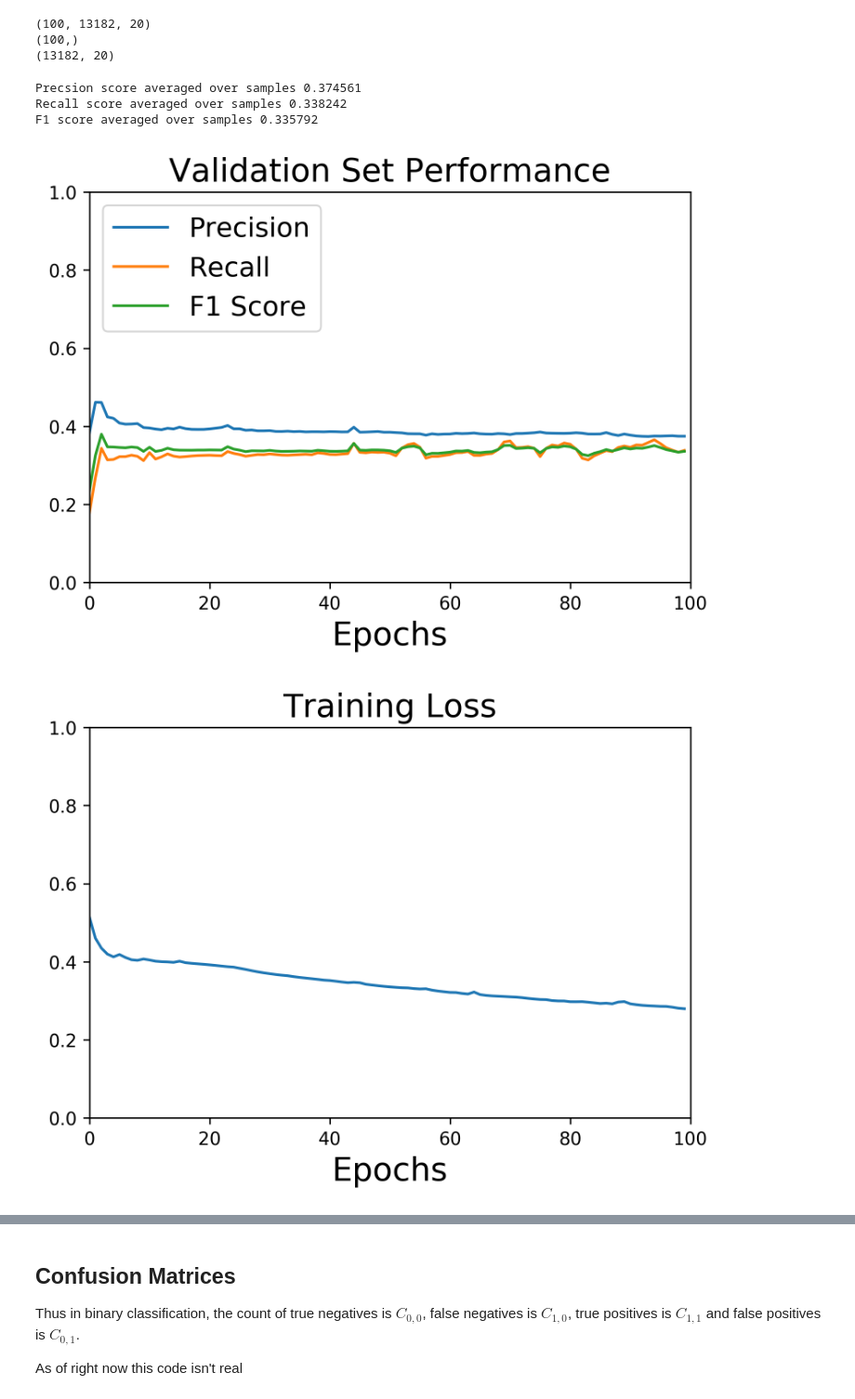
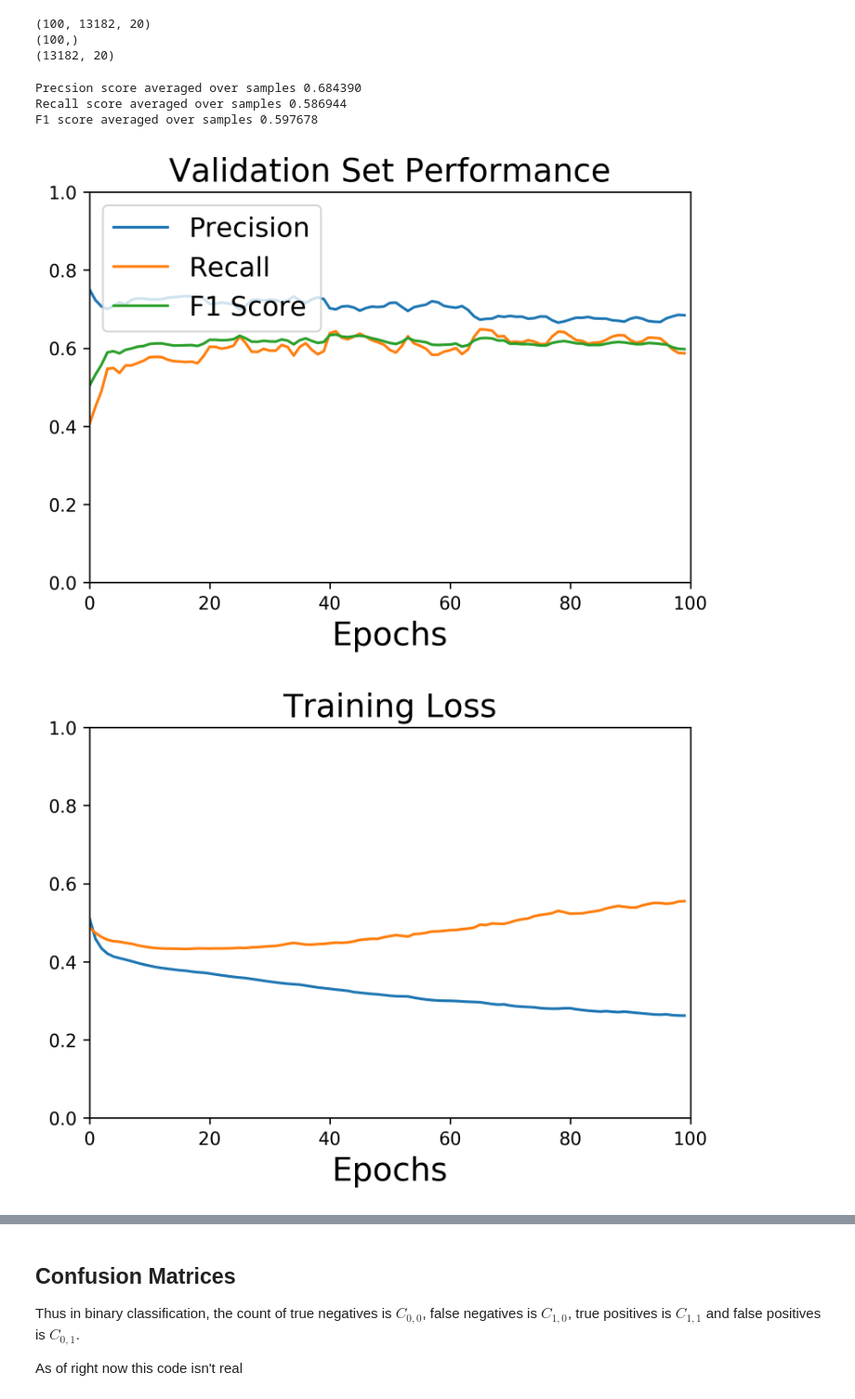
Before and after one commit to rivas-lab/FasTag, a Jupyter notebook: predictionEvaluation.ipynb, the cells around one changed output, grey strips where cells are left out. Shown at 93% size. Drawn from its saved outputs; the diff is of its cells as text; code cells hidden in the pictures.

Commit message:
adding new plots

```diff
--- a/predictionEvaluation.ipynb
+++ b/predictionEvaluation.ipynb
@@ -6,14 +6,23 @@ import scipy
 import matplotlib.pyplot as plt
 # %%
 # 500 max word length, LSTM only architecture, 20 of the top level classes, 100 epochs
-predictionPath = 'results/epochPreds_500ML_LSTM_20Class.npy'
-avgLossPath = 'results/epochAvgLoss_500ML_LSTM_20Class.npy'
-lossSavepath = 'src/plotting/resultPlotting/trainingLoss_500ML_LSTM_20Class.png'
+# predictionPath = 'results/epochPreds_500ML_LSTM_20Class.npy'
+# avgLossPath = 'results/epochAvgLoss_500ML_LSTM_20Class.npy'
+# lossSavepath = 'src/plotting/resultPlotting/trainingLoss_500ML_LSTM_20Class.png'
+
+predictionPath = 'results/epochPreds_500ML_LSTM_20Class_paddingFix.npy'
+avgLossPath = 'results/epochAvgLoss_500ML_LSTM_20Class_paddingFix.npy'
+avgLossValidPath = 'results/epochAvgLossValid_500ML_LSTM_20Class_paddingFix.npy'
+lossSavepath = 'src/plotting/resultPlotting/trainingLoss_500ML_LSTM_20Class_paddingFix.png'
+precRecSavePath = 'src/plotting/resultPlotting/precRec_500ML_LSTM_20Class_paddingFix.png'
+rankMetricsPath = 'src/plotting/resultPlotting/rankMetricsPerf_500ML_LSTM_20Class_paddingFix.png'
+coverageErrorPath = 'src/plotting/resultPlotting/coverageError_500ML_LSTM_20Class_paddingFix.png'
 
 truePath = 'results/yDev.npy'
 # %%
 preds = np.load(predictionPath)
 avgLoss = np.load(avgLossPath)
+avgLossValid = np.load(avgLossValidPath)
 yTruth = np.load(truePath)
 # %%
 nEpochs = preds.shape[0]
@@ -58,9 +67,9 @@ print('Precsion score averaged over samples %3f'%(prec))
 print('Recall score averaged over samples %3f'%(rec))
 print('F1 score averaged over samples %3f'%(f1))
 # %% [output]
-Precsion score averaged over samples 0.374561
-Recall score averaged over samples 0.338242
-F1 score averaged over samples 0.335792
+Precsion score averaged over samples 0.684390
+Recall score averaged over samples 0.586944
+F1 score averaged over samples 0.597678
 # %%
 # precOverEpoch = np.zeros(preds.shape[0])
 # recOverEpoch = np.zeros(preds.shape[0])
@@ -85,25 +94,26 @@ plt.axis([0, nEpochs, 0, 1.0])
 plt.legend(['Precision', 'Recall', 'F1 Score'], loc='upper left', fontsize = 15)
 plt.title('Validation Set Performance', fontsize = 18)
 plt.xlabel('Epochs', fontsize = 18)
-fig.savefig('src/plotting/resultPlotting/performance.png')
+fig.savefig(precRecSavePath)
 # plt.show()
 # %% [output]
-[figure, old version]
+[figure, new version]
 # %%
 avgLoss
 # x = np.arange(10)
 fig = plt.figure(dpi = 300)
 x = range(preds.shape[0])
 plt.plot(x, avgLoss)
+plt.plot(x, avgLossValid)
 plt.axis([0, nEpochs, 0, 1.0])
 
 # plt.legend(['Precision', 'Recall', 'F1 Score'], loc='upper left', fontsize = 15)
 plt.title('Training Loss', fontsize = 18)
 plt.xlabel('Epochs', fontsize = 18)
-fig.savefig('src/plotting/resultPlotting/trainingLoss.png')
+fig.savefig(lossSavepath)
 # plt.show()
 # %% [output]
-[figure, old version]
+[figure, new version]
 # %%
 fig = plt.figure(dpi = 300)
 x = range(preds.shape[0])
```
Also changed, not shown: parts of 2 cells of this notebook, 8 other files.
